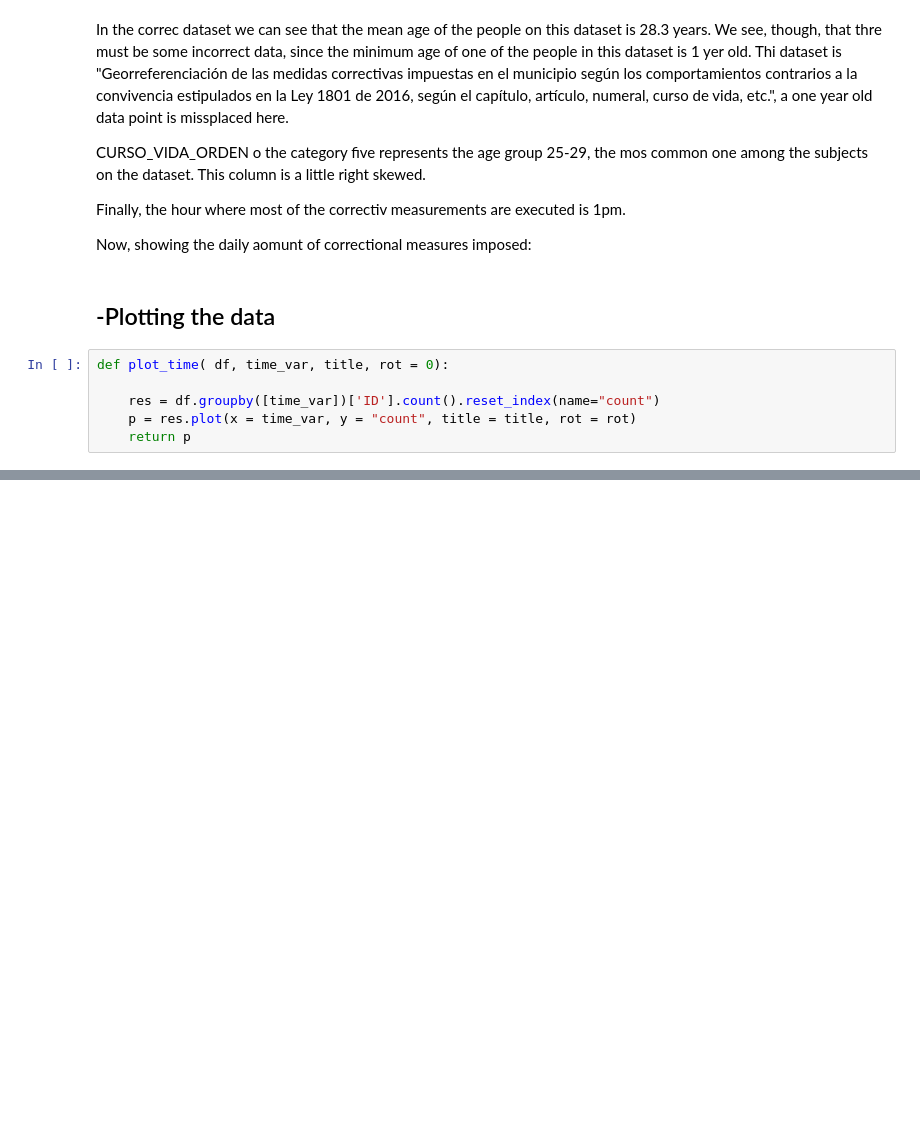
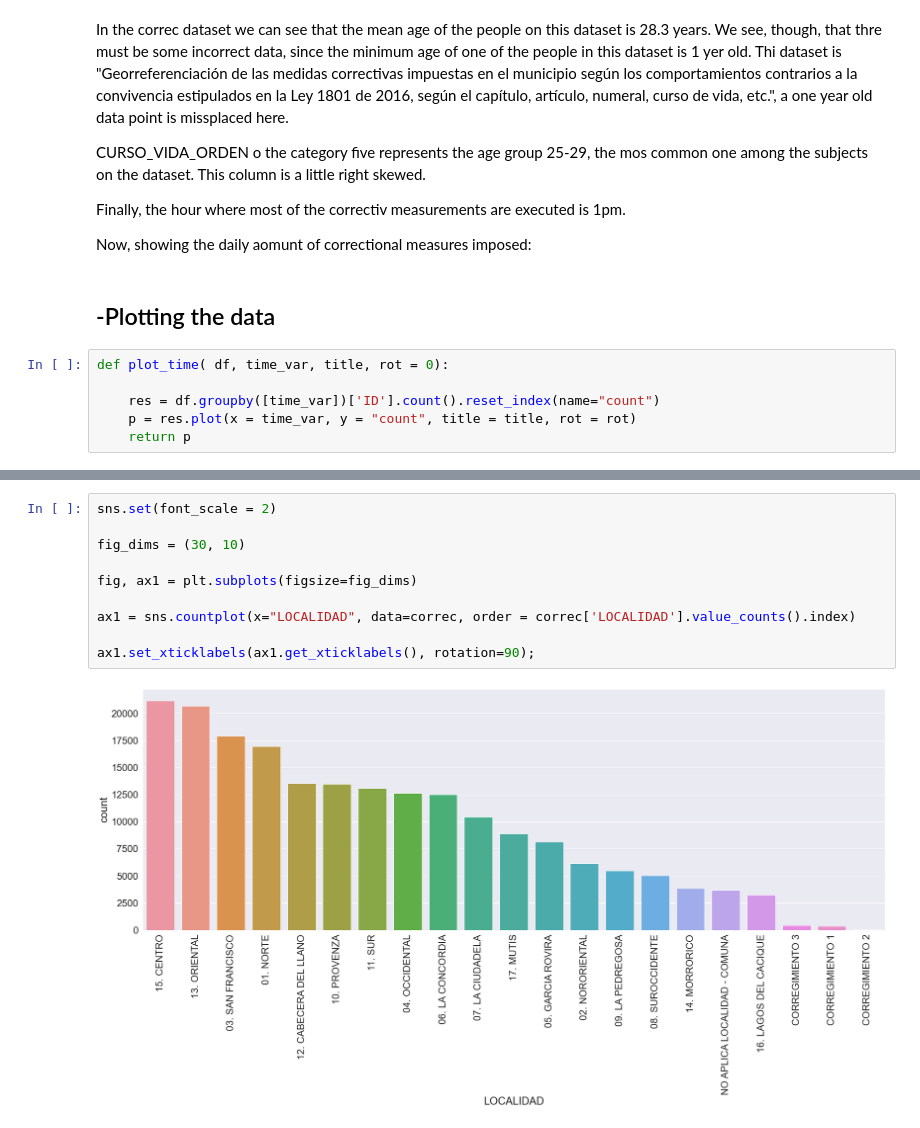
Before and after one commit to Joaron4/team211_bucaramanga, a Jupyter notebook: Dta_cleaning.ipynb, the cells around one changed output, grey strips where cells are left out. Drawn from its saved outputs; the diff is of its cells as text; blank space fills up the shorter version.

```diff
--- a/Dta_cleaning.ipynb
+++ b/Dta_cleaning.ipynb
@@ -734,0 +810,12 @@ _ = plt.ylabel("Daily total incidents")
+# %%
+sns.set(font_scale = 2)
+
+fig_dims = (30, 10)
+
+fig, ax1 = plt.subplots(figsize=fig_dims)
+
+ax1 = sns.countplot(x="LOCALIDAD", data=correc, order = correc['LOCALIDAD'].value_counts().index)
+
+ax1.set_xticklabels(ax1.get_xticklabels(), rotation=90);
+# %% [output]
+[figure, added]
```
Also changed, not shown: parts of 15 cells of this notebook.
